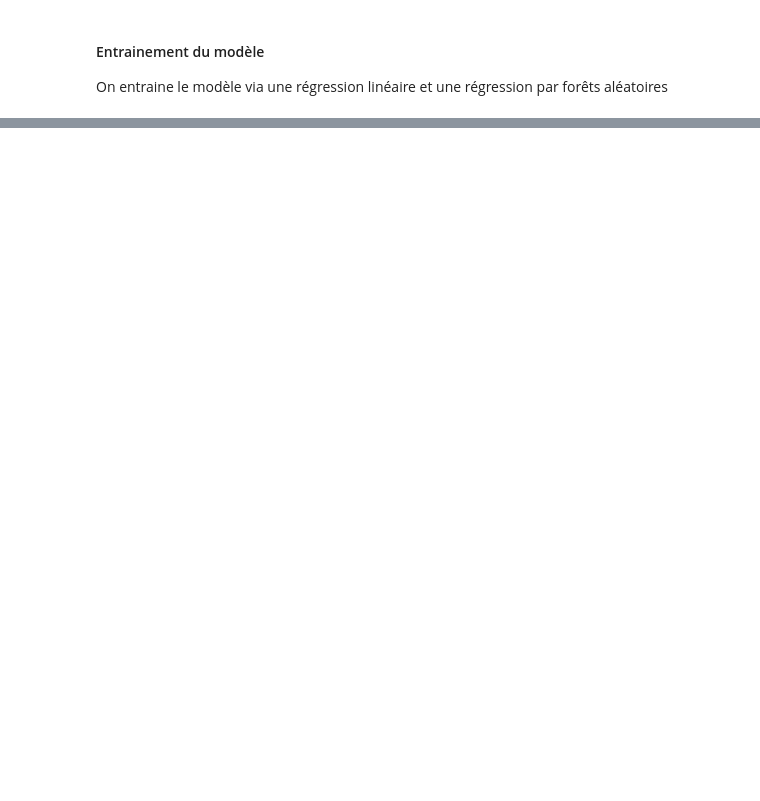
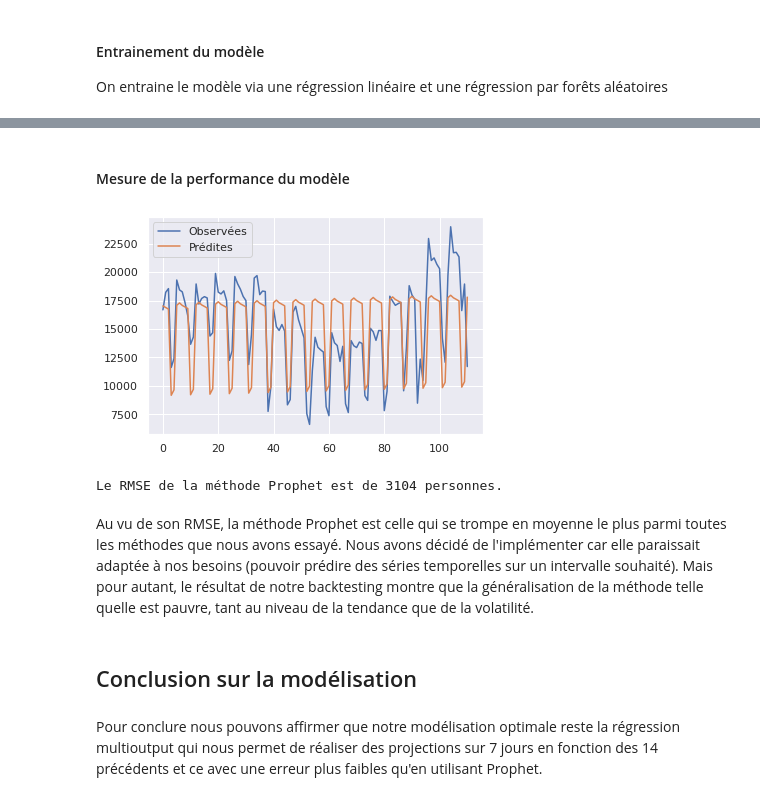
Before and after one commit to pierre-dumontel/subway_validations-, a Jupyter notebook: Notebook/Traitement_des_validations_du_réseau_de_transport_d'Ile_de_France_à_compléter.ipynb, the cells around one changed output, grey strips where cells are left out. Saved outputs shown, nothing was run; the diff lists cells and outputs as text; code cells hidden in the pictures; blank space fills up the shorter version.

```diff
--- a/Notebook/Traitement_des_validations_du_réseau_de_transport_d'Ile_de_France_à_compléter.ipynb
+++ b/Notebook/Traitement_des_validations_du_réseau_de_transport_d'Ile_de_France_à_compléter.ipynb
@@ -429,0 +633,14 @@ lm.coef_, lm.intercept_
+# %%
+from fbprophet import Prophet
+
+Train = first_one.iloc[:224]
+Test = first_one.iloc[224:]
+
+df_proph = Train[["jour","tot_vald"]]
+Test_proph = Test[["jour","tot_vald"]]
+
+df_proph = df_proph.rename(columns={"jour": "ds", "tot_vald": "y"})
+Test_proph = Test_proph.rename(columns={"jour": "ds", "tot_vald": "y"})
+
+proph_test = Test_proph.reset_index()
+proph_test = proph_test.drop(columns='index')
@@ -429,0 +649,4 @@ lm.coef_, lm.intercept_
+# %%
+m = Prophet()
+m.add_country_holidays(country_name='FR')
+m.fit(df_proph)
@@ -429,0 +658,3 @@ lm.coef_, lm.intercept_
+# %%
+forecast_df = m.predict(proph_test)
+forecast_df[['ds','yhat']].tail(7)
@@ -429,0 +670,20 @@ lm.coef_, lm.intercept_
+# %% [markdown]
+#### Mesure de la performance du modèle
+# %%
+rmse_proph = sqrt(mean_squared_error(Test_proph[['y']],forecast_df[['yhat']]))
+plt.plot(proph_test['y'], label="Observées")
+plt.plot(forecast_df['yhat'], label="Prédites")
+plt.legend()
+plt.show()
+print("Le RMSE de la méthode Prophet est de {:.0f} personnes.".format(rmse_proph))
+# %% [output]
+[figure, added]
+Le RMSE de la méthode Prophet est de 3104 personnes.
+# %% [markdown]
+Au vu de son RMSE, la méthode Prophet est celle qui se trompe en moyenne le plus parmi toutes les méthodes que nous avons essayé.
+Nous avons décidé de l'implémenter car elle paraissait adaptée à nos besoins (pouvoir prédire des séries temporelles sur un intervalle souhaité).
+Mais pour autant, le résultat de notre backtesting montre que la généralisation de la méthode telle quelle est pauvre, tant au niveau de la tendance que de la volatilité.
+# %% [markdown]
+## Conclusion sur la modélisation
+# %% [markdown]
+Pour conclure nous pouvons affirmer que notre modélisation optimale reste la régression multioutput qui nous permet de réaliser des projections sur 7 jours en fonction des 14 précédents et ce avec une erreur plus faibles qu'en utilisant Prophet.
```
Also changed, not shown: parts of 47 cells of this notebook.
